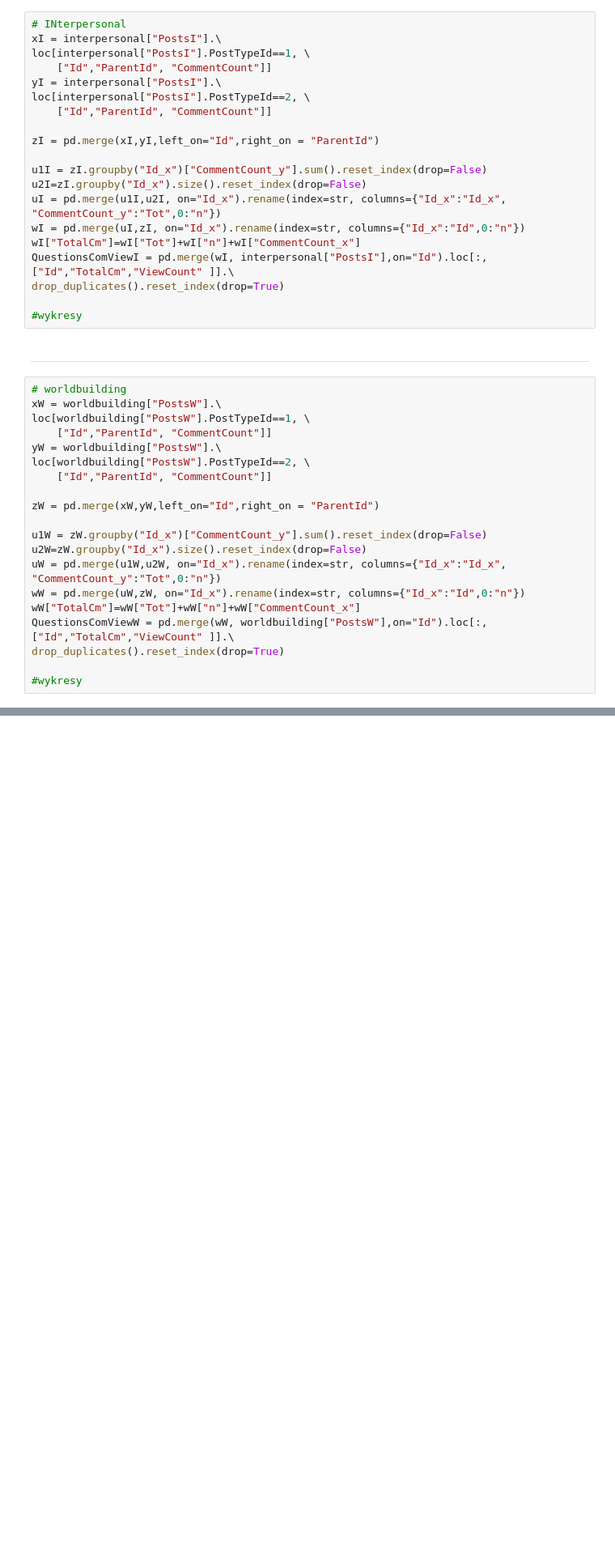
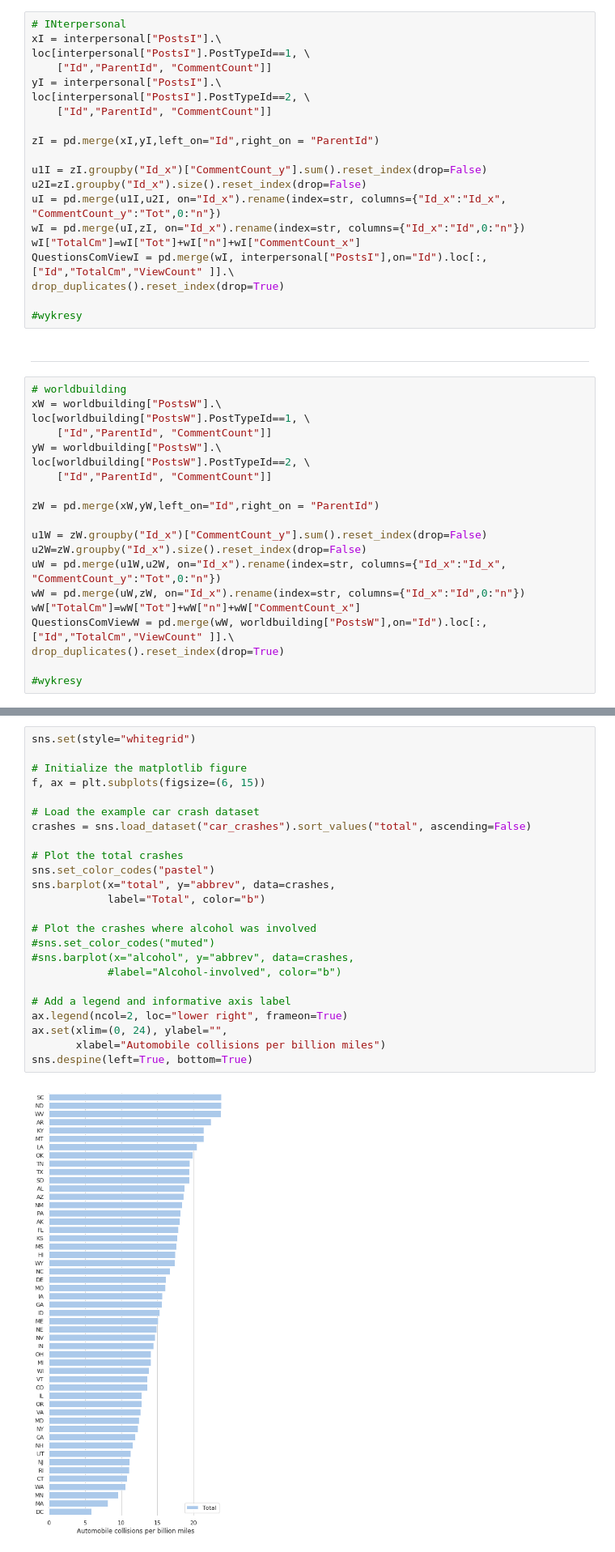
Before and after one commit to paldynaagata/StackExchangeWebsitesDataAnalysis, a Jupyter notebook: PADPY/data_analys.ipynb, the cells around one changed output, grey strips where cells are left out. Shown: that part at 81% size. Cells and saved outputs as stored; diff of their text form; blank space fills up the shorter version.

```diff
--- a/PADPY/data_analys.ipynb
+++ b/PADPY/data_analys.ipynb
@@ -135,0 +156,26 @@ ImportError: cannot import name 'Timestamp' from 'pandas.lib' (/opt/anaconda3/li
+# %%
+sns.set(style="whitegrid")
+
+# Initialize the matplotlib figure
+f, ax = plt.subplots(figsize=(6, 15))
+
+# Load the example car crash dataset
+crashes = sns.load_dataset("car_crashes").sort_values("total", ascending=False)
+
+# Plot the total crashes
+sns.set_color_codes("pastel")
+sns.barplot(x="total", y="abbrev", data=crashes,
+            label="Total", color="b")
+
+# Plot the crashes where alcohol was involved
+#sns.set_color_codes("muted")
+#sns.barplot(x="alcohol", y="abbrev", data=crashes,
+            #label="Alcohol-involved", color="b")
+
+# Add a legend and informative axis label
+ax.legend(ncol=2, loc="lower right", frameon=True)
+ax.set(xlim=(0, 24), ylabel="",
+       xlabel="Automobile collisions per billion miles")
+sns.despine(left=True, bottom=True)
+# %% [output]
+[figure, added]
```
Also changed, not shown: parts of 9 cells of this notebook.
